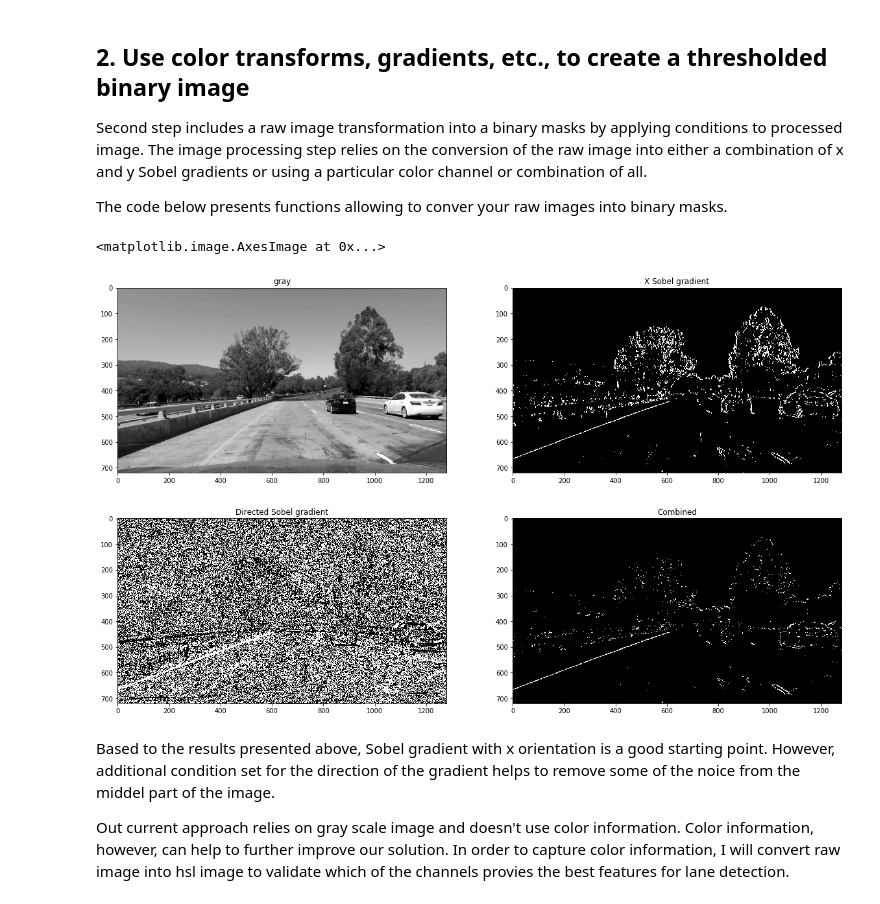
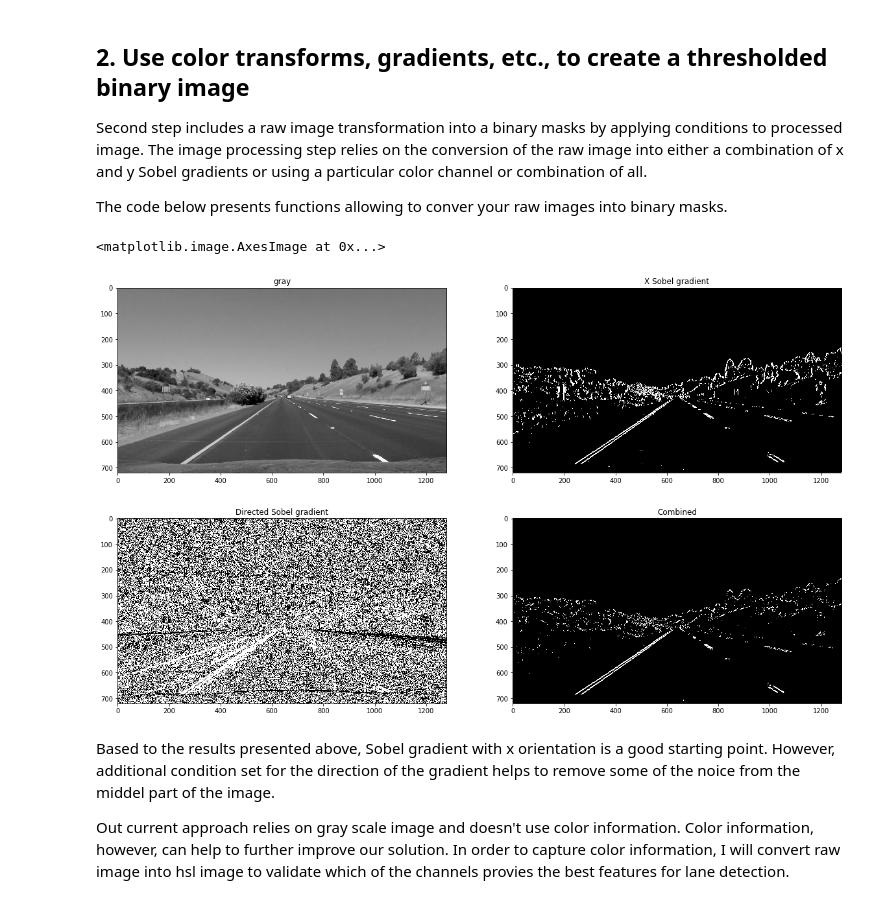
Before and after one commit to aponamarev/CarND-Advanced-Lane-Lines, a Jupyter notebook: advanced_paths_finding.ipynb, the cells around one changed output. Drawn from its saved outputs; the diff is of its cells as text; code cells hidden in the pictures.

```diff
--- a/advanced_paths_finding.ipynb
+++ b/advanced_paths_finding.ipynb
@@ -31,12 +31,15 @@ cc = CC(calibration_file)
 # Read and undistort an image
 test_img_path1 = "test_images/test1.jpg"
 test_img_path2 = "test_images/straight_lines1.jpg"
+#test_img_path2 = "/Users/aponamaryov/Desktop/test2.png"
 test_img1 = cv2.cvtColor(cv2.imread(test_img_path1), cv2.COLOR_BGR2RGB)
 test_img2 = cv2.cvtColor(cv2.imread(test_img_path2), cv2.COLOR_BGR2RGB)
 undistorted_img1 = cc.undistort(test_img1, 1)
 undistorted_img2 = cc.undistort(test_img2, 1)
-undistorted_cropped_img1 = cc.undistort(test_img1)
-undistorted_cropped_img2 = cc.undistort(test_img2)
+#undistorted_cropped_img1 = cc.undistort(test_img1)
+#undistorted_cropped_img2 = cc.undistort(test_img2)
+undistorted_cropped_img1 = test_img1
+undistorted_cropped_img2 = test_img2
 # %%
 # Visualize resulting images
 f = plt.figure(figsize=[20,18])
@@ -127,24 +130,24 @@ def dir_threshold(img, kernel=3, thresh=(0, np.pi / 2)):
     return np.uint8(mask)
 # %%
 # Convert to grayscale
-gray = cv2.cvtColor(undistorted_cropped_img1, cv2.COLOR_RGB2GRAY)
+gray = cv2.cvtColor(undistorted_cropped_img2, cv2.COLOR_RGB2GRAY)
 # Transform and visualize images
-sobel_x_img = abs_sobel_thresh(gray, orient='x', kernel=7, thresh=(30, 100))
-direct_sobel_img = dir_threshold(gray, kernel=7, thresh=(40*np.pi/180, 80*np.pi/180))
+sobel_x_img = abs_sobel_thresh(gray, orient='x', kernel=7, thresh=(30, 150))
+direct_sobel_img = dir_threshold(gray, kernel=7, thresh=(30*np.pi/180, 80*np.pi/180))
 combined = np.zeros_like(sobel_x_img, dtype=np.uint8)
 combined[(sobel_x_img==1) & (direct_sobel_img==1)] = 1
 f, ((p1, p2), (p3, p4)) = plt.subplots(2,2, figsize=[20, 12])
 p1.set_title("gray")
 p1.imshow(gray, cmap='gray')
 p2.set_title("X Sobel gradient")
 p2.imshow(sobel_x_img, cmap='gray')
 p3.set_title("Directed Sobel gradient")
 p3.imshow(direct_sobel_img, cmap='gray')
 p4.set_title("Combined")
 p4.imshow(combined, cmap='gray')
 # %% [output]
 <matplotlib.image.AxesImage at 0x...>
-[figure, old version]
+[figure, new version]
 # %% [markdown]
 Based to the results presented above, Sobel gradient with x orientation is a good starting point. However, additional condition set for the direction of the gradient helps to remove some of the noice from the middel part of the image.
 
```
Also changed, not shown: parts of 5 cells of this notebook, 4 other files.
